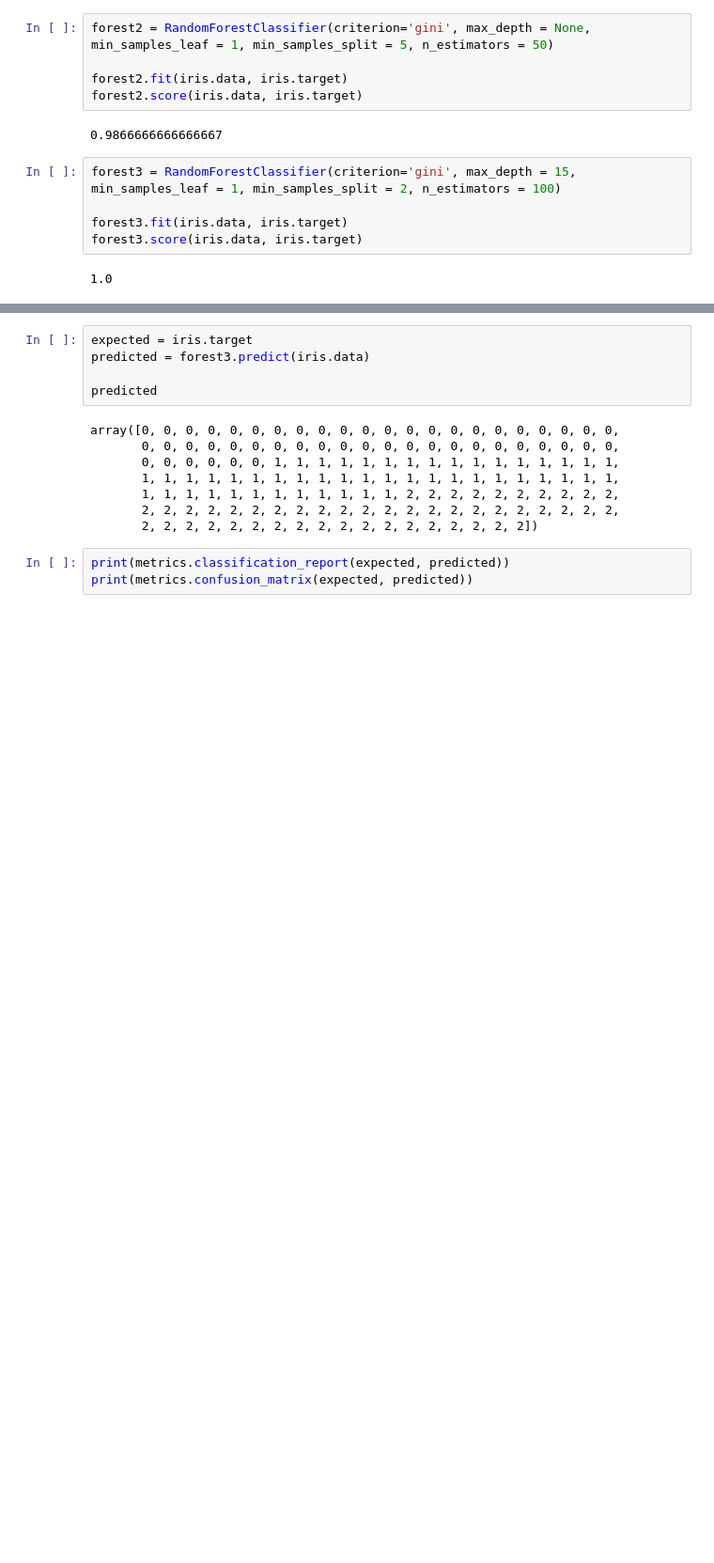
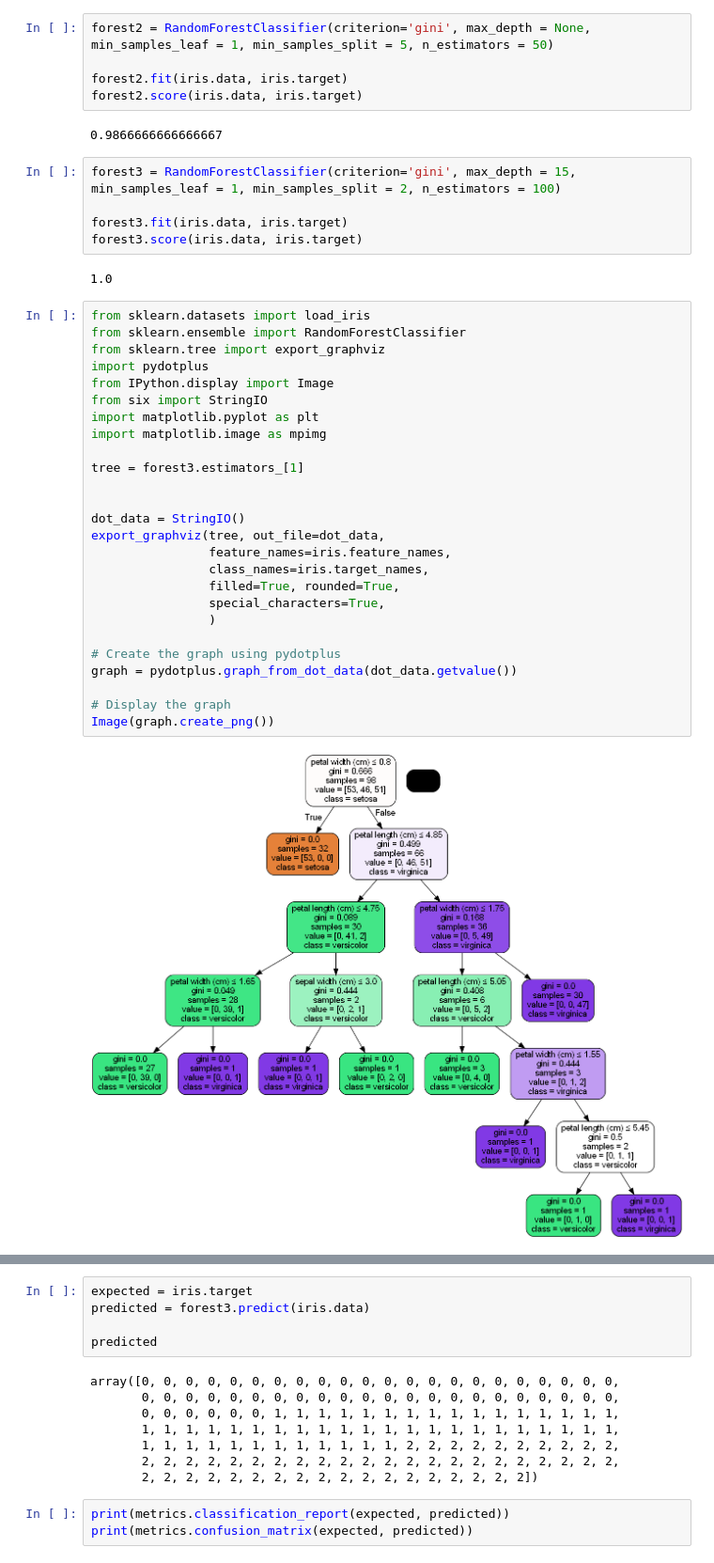
Before and after one commit to JiaYiBee/FIT3164, a Jupyter notebook: jackern rforest.ipynb, the cells around one changed output, grey strips where cells are left out. Shown at 94% size. Drawn from its saved outputs; the diff is of its cells as text; blank space fills up the shorter version.

Commit message:
show decision trees

```diff
--- a/jackern rforest.ipynb
+++ b/jackern rforest.ipynb
@@ -98,3 +98,31 @@ forest3.fit(iris.data, iris.target)
 forest3.score(iris.data, iris.target)
 # %% [output]
 1.0
+# %%
+from sklearn.datasets import load_iris
+from sklearn.ensemble import RandomForestClassifier
+from sklearn.tree import export_graphviz
+import pydotplus
+from IPython.display import Image
+from six import StringIO
+import matplotlib.pyplot as plt
+import matplotlib.image as mpimg
+
+tree = forest3.estimators_[1]
+
+
+dot_data = StringIO()
+export_graphviz(tree, out_file=dot_data,
+                feature_names=iris.feature_names,
+                class_names=iris.target_names,
+                filled=True, rounded=True,
+                special_characters=True,
+                )
+
+# Create the graph using pydotplus
+graph = pydotplus.graph_from_dot_data(dot_data.getvalue())
+
+# Display the graph
+Image(graph.create_png())
+# %% [output]
+[figure, added]
```
Also changed, not shown: parts of 4 cells of this notebook.
